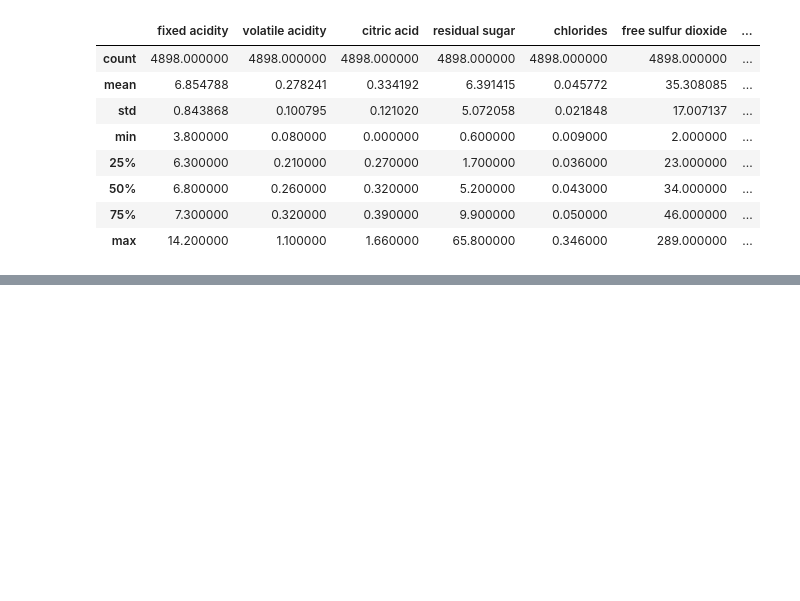
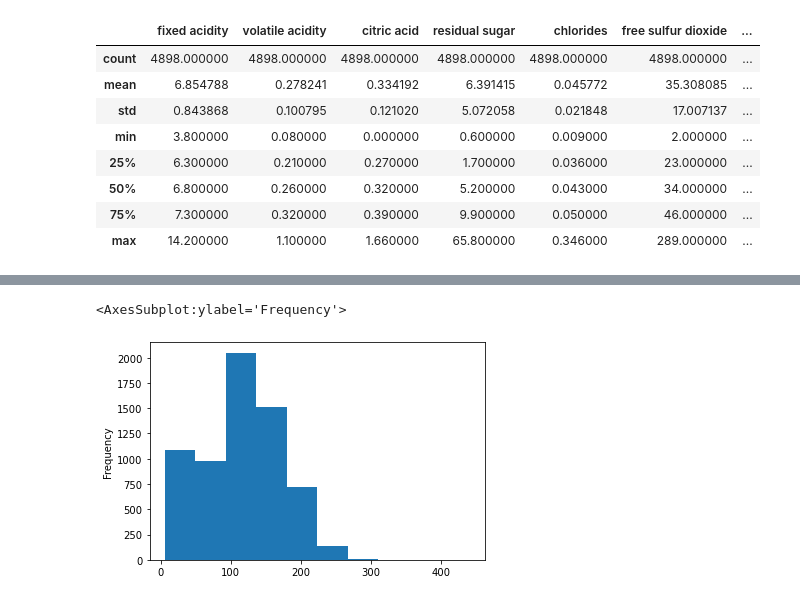
Before and after one commit to oscarmendozach/CaseStudy1, a Jupyter notebook: Wines Analysis.ipynb, the cells around one changed output, grey strips where cells are left out. Drawn from its saved outputs; the diff is of its cells as text; code cells hidden in the pictures; blank space fills up the shorter version.

```diff
--- a/Wines Analysis.ipynb
+++ b/Wines Analysis.ipynb
@@ -100,0 +155,5 @@ df_white.describe()
+# %%
+wine_df['total sulfur dioxide'].plot(kind = 'hist')
+# %% [output]
+<AxesSubplot:ylabel='Frequency'>
+[figure, added]
```
Also changed, not shown: parts of 37 cells of this notebook, 7 other files.
